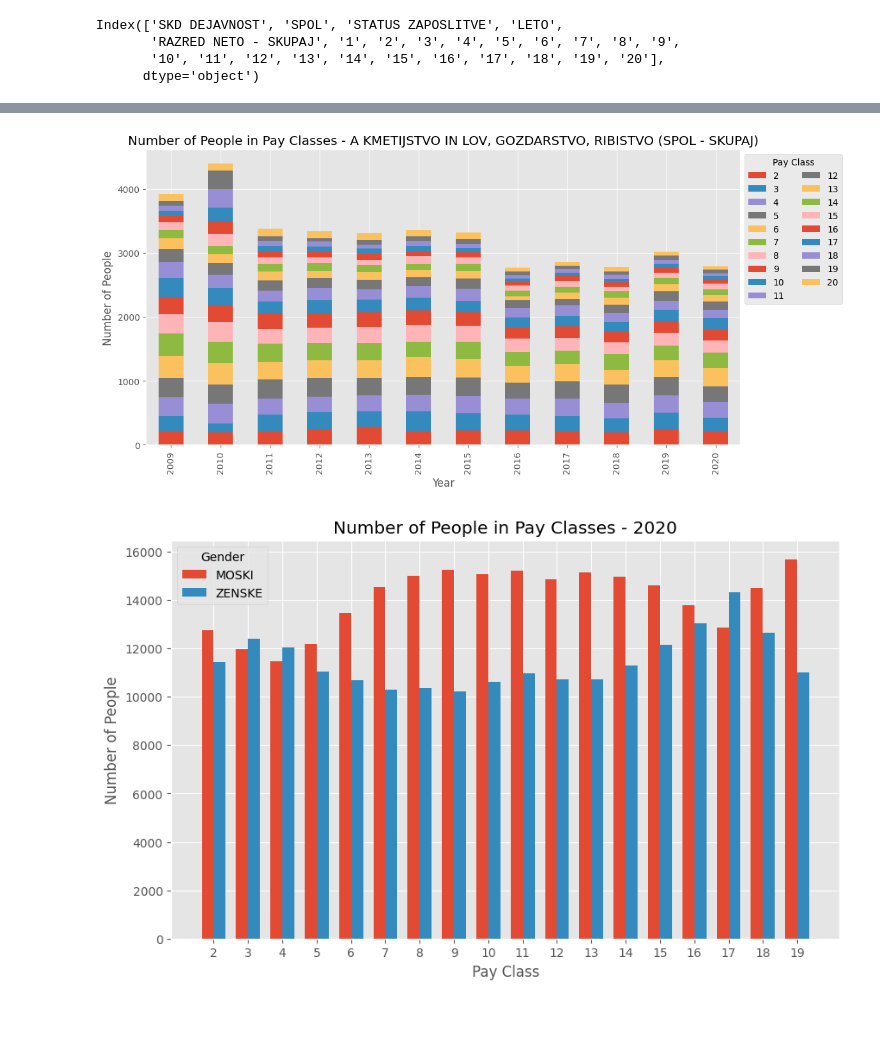
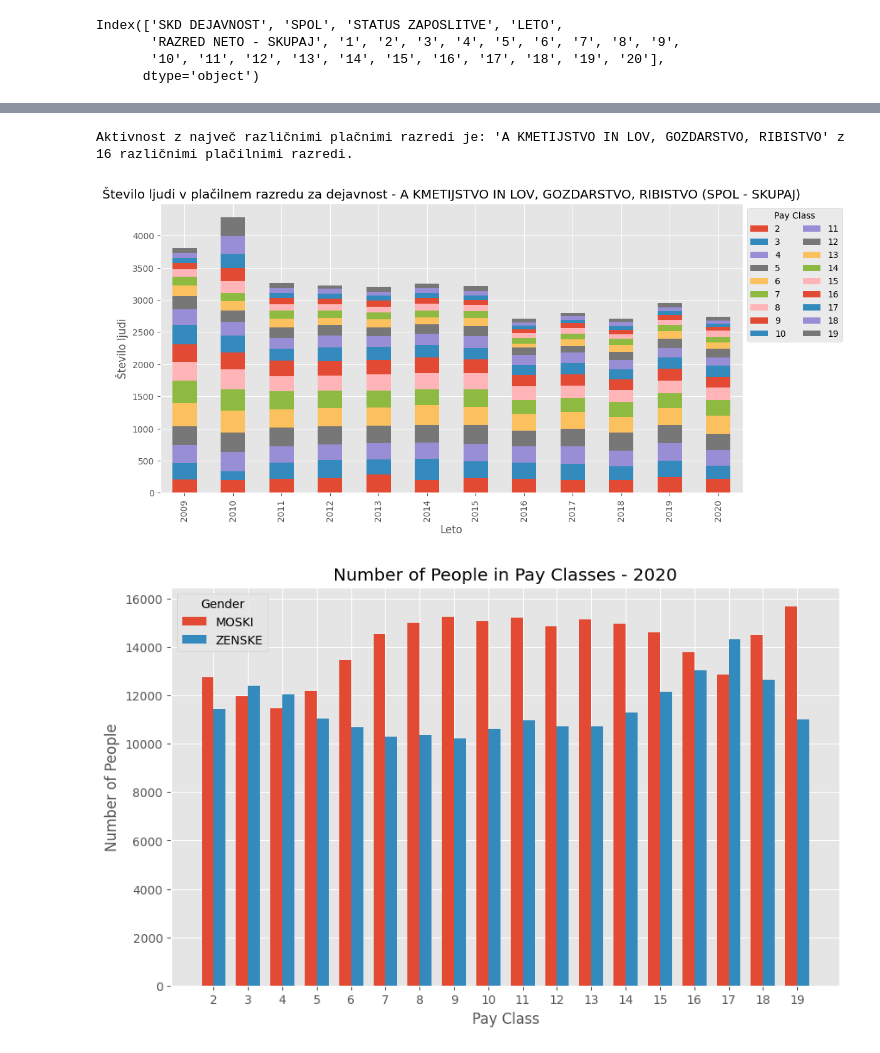
Before and after one commit to janljubic/PR22jlnfzkpmz, a Jupyter notebook: analiza/placa/placa.ipynb, the cells around one changed output, grey strips where cells are left out. Drawn from its saved outputs; the diff is of its cells as text; code cells hidden in the pictures; blank space fills up the shorter version.

```diff
--- a/analiza/placa/placa.ipynb
+++ b/analiza/placa/placa.ipynb
@@ -45,33 +75,38 @@ Index(['SKD DEJAVNOST', 'SPOL', 'STATUS ZAPOSLITVE', 'LETO',
+# %%
+unique_classes = employment_by_class.nunique(axis=1)
+
+most_diverse_activity = unique_classes.idxmax()
+diversity_count = unique_classes[most_diverse_activity]
+
+print(f"Aktivnost z največ različnimi plačnimi razredi je: '{most_diverse_activity}' "
+      f"z {diversity_count} različnimi plačilnimi razredi.")
+# %% [output]
+Aktivnost z največ različnimi plačnimi razredi je: 'A KMETIJSTVO IN LOV, GOZDARSTVO, RIBISTVO' z 16 različnimi plačilnimi razredi.
 # %%
 import matplotlib.pyplot as plt
 
-# Filter data for the specific activity and 'SPOL' being 'SPOL - SKUPAJ'
+
 activity_data = neto_placa.loc[(neto_placa['SKD DEJAVNOST'] == 'A KMETIJSTVO IN LOV, GOZDARSTVO, RIBISTVO') & (neto_placa['SPOL'] == 'SPOL - SKUPAJ')].copy()
 
-# Select columns representing the pay classes
 pay_classes = activity_data.columns[6:-1]  # Exclude the 'RAZRED NETO - SKUPAJ' column
 
-# Get the combined number of people in all classes
 activity_data['Total'] = activity_data[pay_classes].sum(axis=1)
 
-# Set plot style
 plt.style.use('ggplot')
 
-# Create a stacked bar plot
 activity_data.plot(x='LETO', y=pay_classes, kind='bar', stacked=True, figsize=(12, 6))
 
-# Set the axis labels and title
-plt.xlabel('Year')
-plt.ylabel('Number of People')
-plt.title('Number of People in Pay Classes - A KMETIJSTVO IN LOV, GOZDARSTVO, RIBISTVO (SPOL - SKUPAJ)')
 
-# Show the legend with 2 columns
+plt.xlabel('Leto')
+plt.ylabel('Število ljudi')
+plt.title('Število ljudi v plačilnem razredu za dejavnost - A KMETIJSTVO IN LOV, GOZDARSTVO, RIBISTVO (SPOL - SKUPAJ)')
+
 plt.legend(title='Pay Class', bbox_to_anchor=(1, 1), loc='upper left', ncol=2)
 
-# Display the plot
+
 plt.show()
 # %% [output]
-[figure, old version]
+[figure, new version]
 # %%
 import matplotlib.pyplot as plt
 import numpy as np
```
Also changed, not shown: parts of 3 cells of this notebook.
